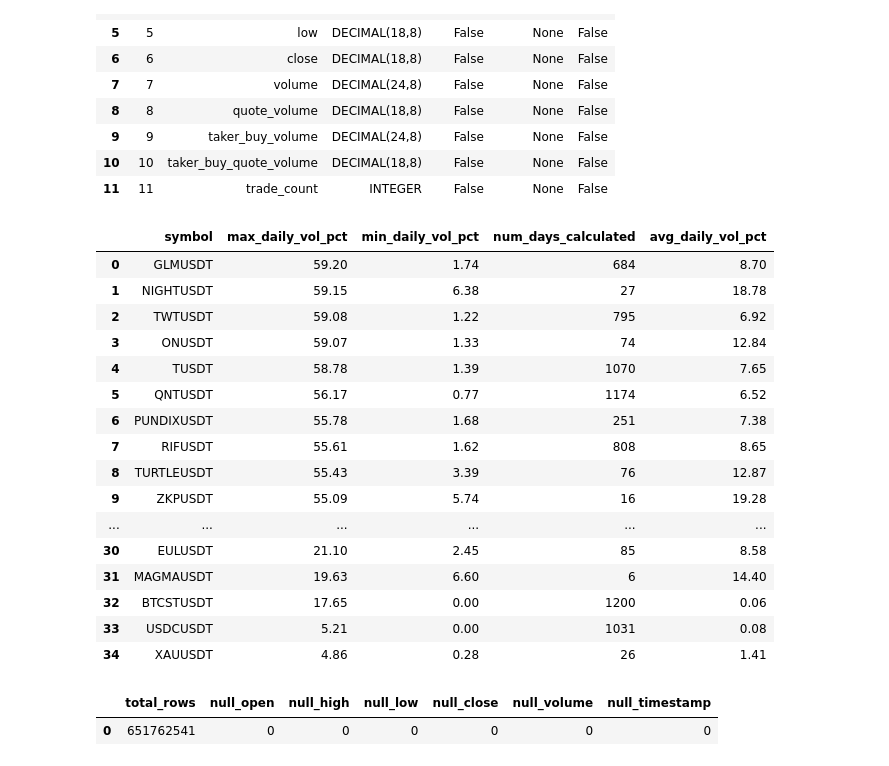
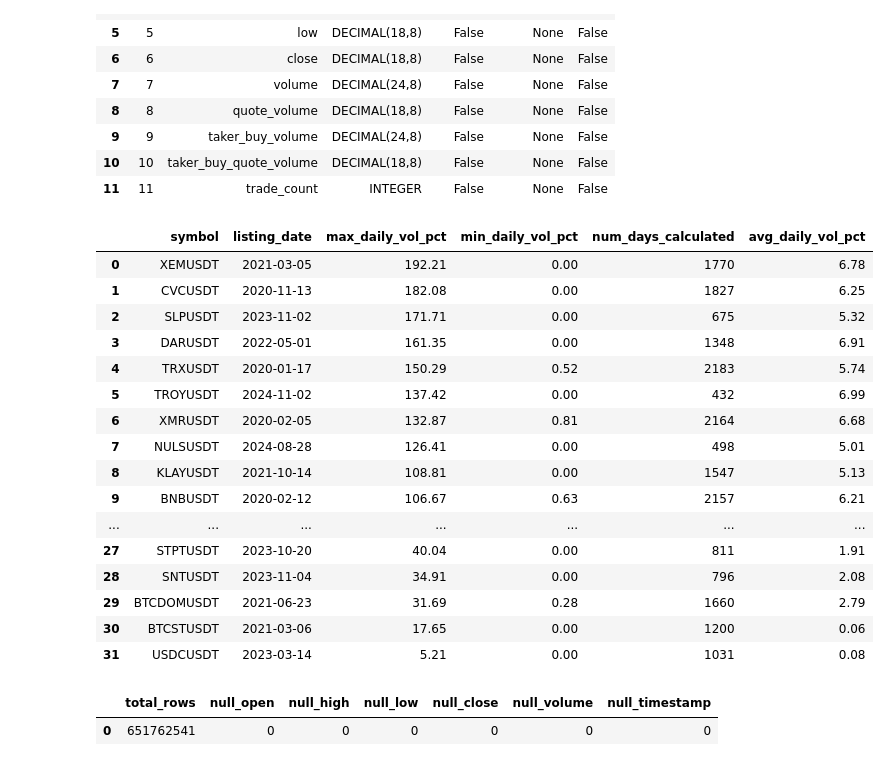
Before and after one commit to dongbin300/PyLab, a Jupyter notebook: Labs/DuckDB/DuckDB1.ipynb, the cells around one changed output. Drawn from its saved outputs; the diff is of its cells as text; code cells hidden in the pictures.

```diff
--- a/Labs/DuckDB/DuckDB1.ipynb
+++ b/Labs/DuckDB/DuckDB1.ipynb
@@ -143,51 +143,51 @@ aggregated AS (
         ROUND(MAX(daily_vol_ratio) * 100, 2) AS max_daily_vol_pct,
         ROUND(MIN(daily_vol_ratio) * 100, 2) AS min_daily_vol_pct,
         COUNT(*) AS num_days_calculated,
         ROUND(AVG(daily_vol_ratio) * 100, 2) AS avg_daily_vol_pct,
 
         -- 상장일자 계산: symbol별 가장 이른 day_bucket (첫 데이터 날)
         MIN(day_bucket) AS first_day_bucket
     FROM filtered_days
     GROUP BY symbol
     HAVING COUNT(*) >= 1
 )
 SELECT
     symbol,
     -- 상장일자: ms timestamp → 초 → DuckDB timestamp → 날짜 문자열로 변환
     strftime(
         to_timestamp(first_day_bucket * 86400000 / 1000.0),
         '%Y-%m-%d'
     ) AS listing_date,
 
     max_daily_vol_pct,
     min_daily_vol_pct,
     num_days_calculated,
     avg_daily_vol_pct
 FROM aggregated
-WHERE max_daily_vol_pct < 60
+WHERE max_daily_vol_pct < 200 and avg_daily_vol_pct < 7 and listing_date <= '2025-01-01'
 ORDER BY max_daily_vol_pct DESC;
 """
 
 r4 = con.execute(query).df()
 r4
 # %% [output]
-|  | symbol | max_daily_vol_pct | min_daily_vol_pct | num_days_calculated | avg_daily_vol_pct |
-| 0 | GLMUSDT | 59.20 | 1.74 | 684 | 8.70 |
-| 1 | NIGHTUSDT | 59.15 | 6.38 | 27 | 18.78 |
-| 2 | TWTUSDT | 59.08 | 1.22 | 795 | 6.92 |
-| 3 | ONUSDT | 59.07 | 1.33 | 74 | 12.84 |
-| 4 | TUSDT | 58.78 | 1.39 | 1070 | 7.65 |
-| 5 | QNTUSDT | 56.17 | 0.77 | 1174 | 6.52 |
-| 6 | PUNDIXUSDT | 55.78 | 1.68 | 251 | 7.38 |
-| 7 | RIFUSDT | 55.61 | 1.62 | 808 | 8.65 |
-| 8 | TURTLEUSDT | 55.43 | 3.39 | 76 | 12.87 |
-| 9 | ZKPUSDT | 55.09 | 5.74 | 16 | 19.28 |
-| ... | ... | ... | ... | ... | ... |
-| 30 | EULUSDT | 21.10 | 2.45 | 85 | 8.58 |
-| 31 | MAGMAUSDT | 19.63 | 6.60 | 6 | 14.40 |
-| 32 | BTCSTUSDT | 17.65 | 0.00 | 1200 | 0.06 |
-| 33 | USDCUSDT | 5.21 | 0.00 | 1031 | 0.08 |
-| 34 | XAUUSDT | 4.86 | 0.28 | 26 | 1.41 |
+|  | symbol | listing_date | max_daily_vol_pct | min_daily_vol_pct | num_days_calculated | avg_daily_vol_pct |
+| 0 | XEMUSDT | 2021-03-05 | 192.21 | 0.00 | 1770 | 6.78 |
+| 1 | CVCUSDT | 2020-11-13 | 182.08 | 0.00 | 1827 | 6.25 |
+| 2 | SLPUSDT | 2023-11-02 | 171.71 | 0.00 | 675 | 5.32 |
+| 3 | DARUSDT | 2022-05-01 | 161.35 | 0.00 | 1348 | 6.91 |
+| 4 | TRXUSDT | 2020-01-17 | 150.29 | 0.52 | 2183 | 5.74 |
+| 5 | TROYUSDT | 2024-11-02 | 137.42 | 0.00 | 432 | 6.99 |
+| 6 | XMRUSDT | 2020-02-05 | 132.87 | 0.81 | 2164 | 6.68 |
+| 7 | NULSUSDT | 2024-08-28 | 126.41 | 0.00 | 498 | 5.01 |
+| 8 | KLAYUSDT | 2021-10-14 | 108.81 | 0.00 | 1547 | 5.13 |
+| 9 | BNBUSDT | 2020-02-12 | 106.67 | 0.63 | 2157 | 6.21 |
+| ... | ... | ... | ... | ... | ... | ... |
+| 27 | STPTUSDT | 2023-10-20 | 40.04 | 0.00 | 811 | 1.91 |
+| 28 | SNTUSDT | 2023-11-04 | 34.91 | 0.00 | 796 | 2.08 |
+| 29 | BTCDOMUSDT | 2021-06-23 | 31.69 | 0.28 | 1660 | 2.79 |
+| 30 | BTCSTUSDT | 2021-03-06 | 17.65 | 0.00 | 1200 | 0.06 |
+| 31 | USDCUSDT | 2023-03-14 | 5.21 | 0.00 | 1031 | 0.08 |
 # %%
 #1. 전체 행 수와 NULL 개수 한눈에 보기
 result = con.sql("""
```
Also changed, not shown: 3 other files.
